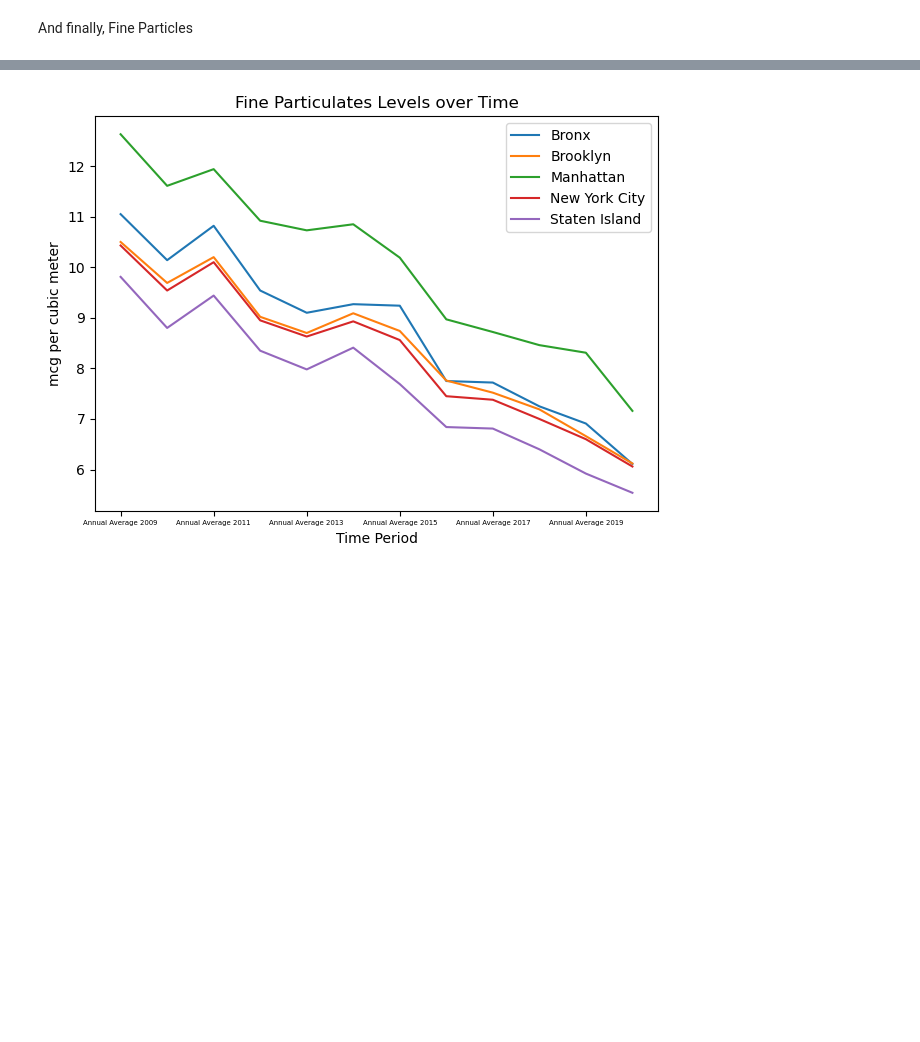
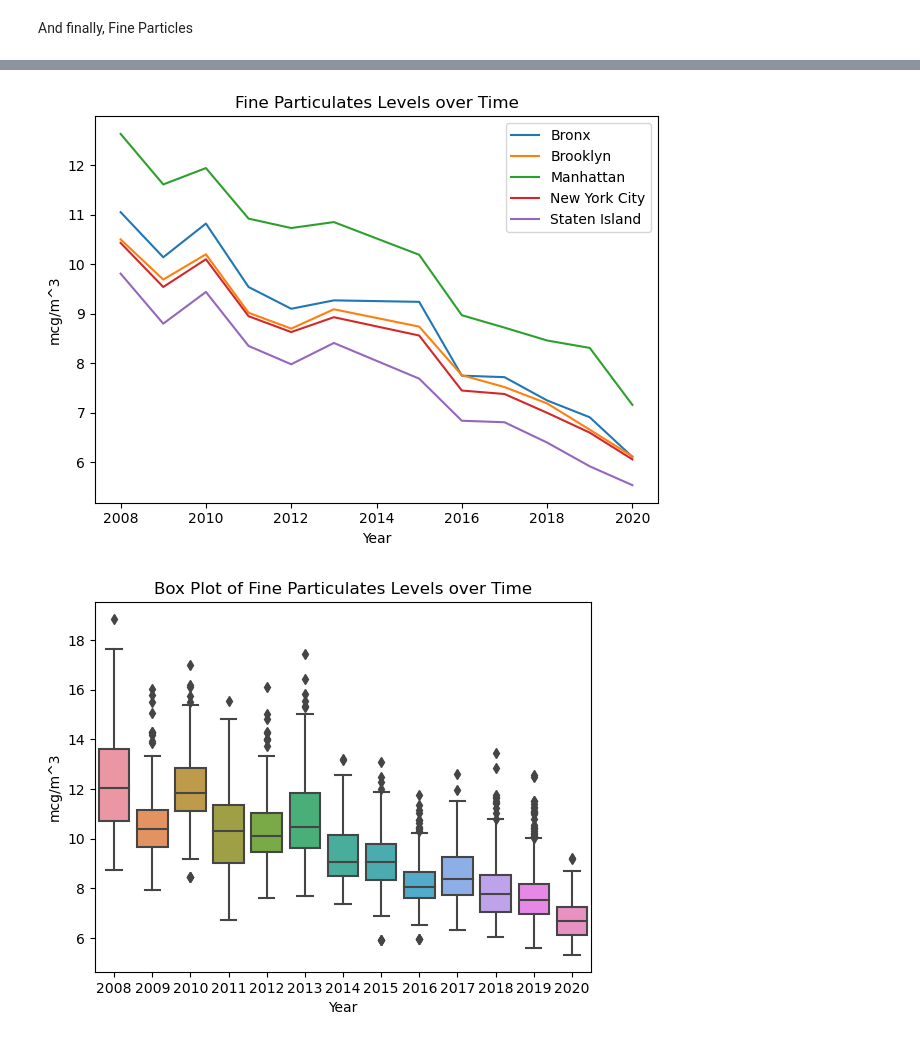
Before and after one commit to mahinsa2345/mahinsa2345.github.io, a Jupyter notebook: Final-Tutorial.ipynb, the cells around one changed output, grey strips where cells are left out. Drawn from its saved outputs; the diff is of its cells as text; code cells hidden in the pictures; blank space fills up the shorter version.

```diff
--- a/Final-Tutorial.ipynb
+++ b/Final-Tutorial.ipynb
@@ -107,11 +123,12 @@ We'll also use some of the map data to set the lattitutdes and longitudes for ea
 # %%
 O3 = data[data['Name'] == 'Ozone (O3)']
-O3 = O3.drop(['Measure', 'Measure Info', 'Indicator ID'], axis=1)
+O3 = O3.drop(['Measure', 'Measure Info', 'Indicator ID', 'Name'], axis=1)
 O3['Lat'] = np.nan
 O3['Long'] = np.nan
 
 for i, row  in map.iterrows():
     O3['Lat'] = np.where(O3['Geo Join ID'] == row['GeoID'], row['Lat'], O3['Lat'])
     O3['Long'] = np.where(O3['Geo Join ID'] == row['GeoID'], row['Long'], O3['Long'])
+O3 = O3.reset_index(drop=True)
 O3
 # %% [output]
@@ -132,12 +149,13 @@ O3
 Then Sulfur Dioxide
 # %%
 SO2 = data[data['Name'] == 'Sulfur Dioxide (SO2)']
-SO2 = SO2.drop(['Measure', 'Measure Info', 'Indicator ID'], axis=1)
+SO2 = SO2.drop(['Measure', 'Measure Info', 'Indicator ID', 'Name'], axis=1)
 SO2['Lat'] = np.nan
 SO2['Long'] = np.nan
 
 for i, row  in map.iterrows():
     SO2['Lat'] = np.where(SO2['Geo Join ID'] == row['GeoID'], row['Lat'], SO2['Lat'])
     SO2['Long'] = np.where(SO2['Geo Join ID'] == row['GeoID'], row['Long'], SO2['Long'])
+SO2 = SO2.reset_index(drop=True)
 SO2
 # %% [output]
@@ -158,12 +176,13 @@ SO2
 Nitrogen Dioxide
 # %%
 NO2 = data[data['Name'] == 'Nitrogen Dioxide (NO2)']
-NO2 = NO2.drop(['Measure', 'Measure Info', 'Indicator ID'], axis=1)
+NO2 = NO2.drop(['Measure', 'Measure Info', 'Indicator ID', 'Name'], axis=1)
 NO2['Lat'] = np.nan
 NO2['Long'] = np.nan
 
 for i, row  in map.iterrows():
     NO2['Lat'] = np.where(NO2['Geo Join ID'] == row['GeoID'], row['Lat'], NO2['Lat'])
     NO2['Long'] = np.where(NO2['Geo Join ID'] == row['GeoID'], row['Long'], NO2['Long'])
+NO2 = NO2.reset_index(drop=True)
 NO2
 # %% [output]
@@ -184,12 +203,13 @@ NO2
 And finally, Fine Particles
 # %%
 PM2 = data[data['Name'] == 'Fine Particulate Matter (PM2.5)']
-PM2 = PM2.drop(['Measure', 'Measure Info', 'Indicator ID'], axis=1)
+PM2 = PM2.drop(['Measure', 'Measure Info', 'Indicator ID', 'Name'], axis=1)
 PM2['Lat'] = np.nan
 PM2['Long'] = np.nan
 
 for i, row  in map.iterrows():
     PM2['Lat'] = np.where(PM2['Geo Join ID'] == row['GeoID'], row['Lat'], PM2['Lat'])
     PM2['Long'] = np.where(PM2['Geo Join ID'] == row['GeoID'], row['Long'], PM2['Long'])
+PM2 = PM2.reset_index(drop=True)
 PM2
 # %% [output]
@@ -256,16 +331,21 @@ plt.show()
 # %%
 PM2_annual = PM2[PM2["Time Period"].str.contains("Annual")]
 place_plots = PM2_annual[PM2_annual["Geo Place Name"].isin(places)]
-place_plots.set_index('Time Period', inplace=True)
+place_plots.set_index('Year', inplace=True)
+place_plots = place_plots.sort_values('Year')
 place_plots.groupby("Geo Place Name")['Data Value'].plot(legend= True)
 
 # Setting up labels and titles
-plt.xlabel('Time Period')
-plt.ylabel('mcg per cubic meter')
+plt.ylabel('mcg/m^3')
 plt.title('Fine Particulates Levels over Time')
-plt.tick_params(axis='x', which='major', labelsize=5)
 plt.tight_layout()
 plt.show()
+
+sns.boxplot(x='Year', y='Data Value', data=PM2)
+plt.ylabel('mcg/m^3')
+plt.title("Box Plot of Fine Particulates Levels over Time")
+plt.show()
 # %% [output]
-[figure, old version]
+[figure, new version]
+[figure, added]
 # %% [markdown]
```
Also changed, not shown: parts of 38 cells of this notebook, 1 other file.
